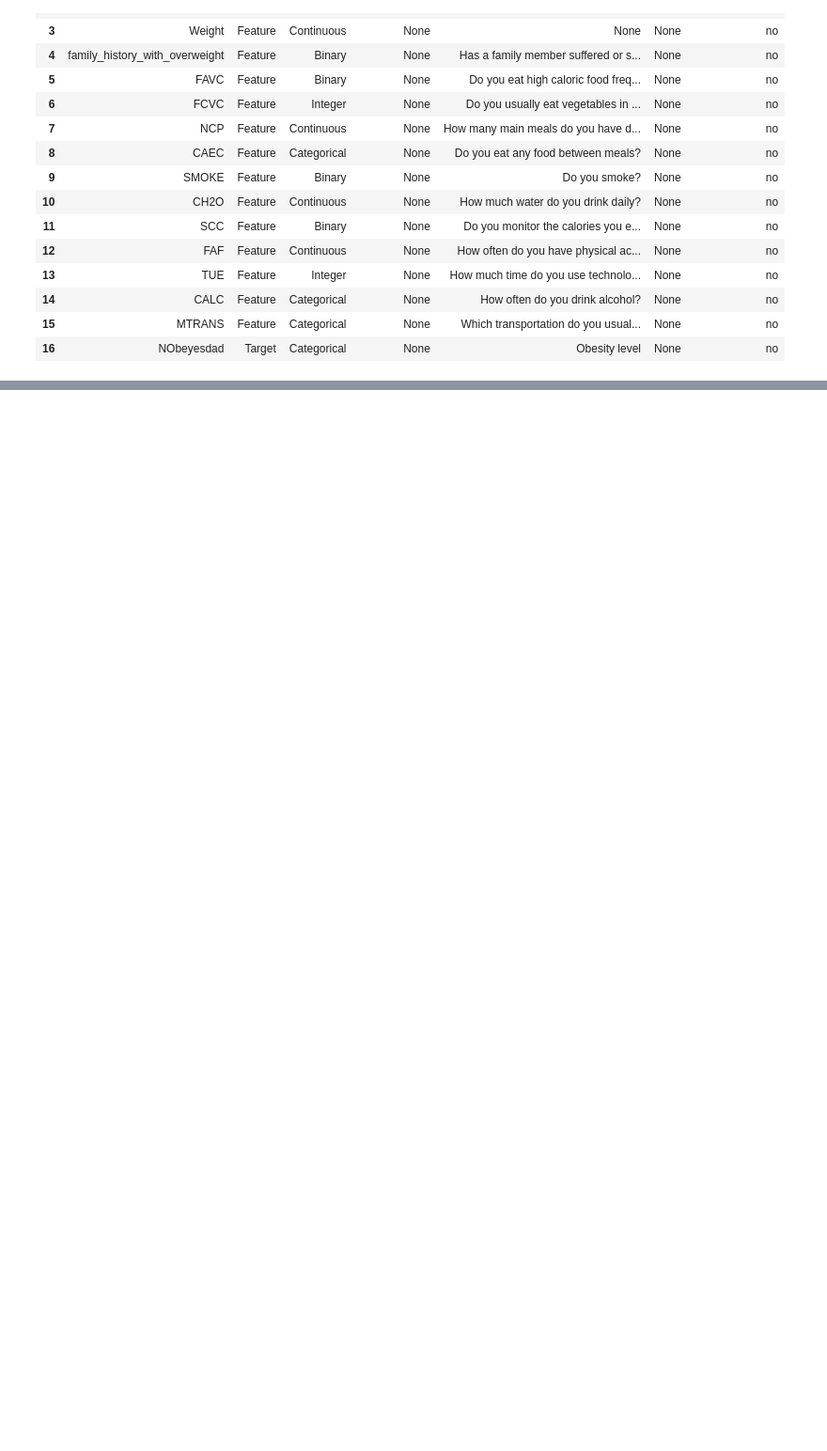
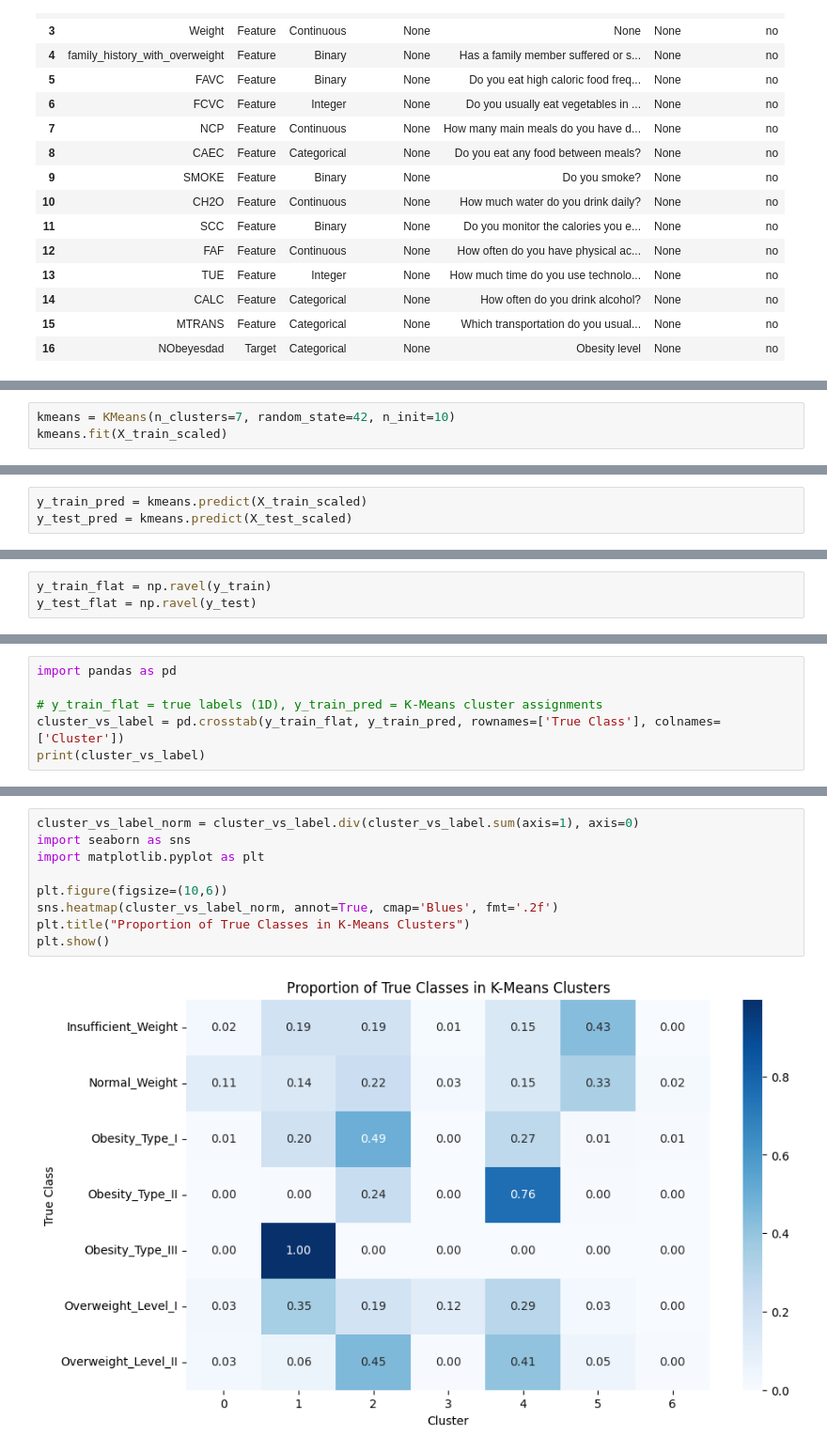
Before and after one commit to KrutikaPatil/dev, a Jupyter notebook: 2025/8_KMeansClustering.ipynb, the cells around one changed output, grey strips where cells are left out. Shown: that part at 94% size. Cells and saved outputs as stored; diff of their text form; blank space fills up the shorter version.

Commit message:
Working implementation of K-Means Clustering

```diff
--- a/2025/8_KMeansClustering.ipynb
+++ b/2025/8_KMeansClustering.ipynb
@@ -54,0 +154,3 @@ estimation_of_obesity_levels_based_on_eating_habits_and_physical_condition.varia
+# %%
+kmeans = KMeans(n_clusters=7, random_state=42, n_init=10)
+kmeans.fit(X_train_scaled)
@@ -54,0 +159,3 @@ estimation_of_obesity_levels_based_on_eating_habits_and_physical_condition.varia
+# %%
+y_train_pred = kmeans.predict(X_train_scaled)
+y_test_pred = kmeans.predict(X_test_scaled)
@@ -54,0 +195,3 @@ estimation_of_obesity_levels_based_on_eating_habits_and_physical_condition.varia
+# %%
+y_train_flat = np.ravel(y_train)
+y_test_flat = np.ravel(y_test)
@@ -54,0 +208,6 @@ estimation_of_obesity_levels_based_on_eating_habits_and_physical_condition.varia
+# %%
+import pandas as pd
+
+# y_train_flat = true labels (1D), y_train_pred = K-Means cluster assignments
+cluster_vs_label = pd.crosstab(y_train_flat, y_train_pred, rownames=['True Class'], colnames=['Cluster'])
+print(cluster_vs_label)
@@ -54,0 +224,11 @@ estimation_of_obesity_levels_based_on_eating_habits_and_physical_condition.varia
+# %%
+cluster_vs_label_norm = cluster_vs_label.div(cluster_vs_label.sum(axis=1), axis=0)
+import seaborn as sns
+import matplotlib.pyplot as plt
+
+plt.figure(figsize=(10,6))
+sns.heatmap(cluster_vs_label_norm, annot=True, cmap='Blues', fmt='.2f')
+plt.title("Proportion of True Classes in K-Means Clusters")
+plt.show()
+# %% [output]
+[figure, added]
```
Also changed, not shown: parts of 45 cells of this notebook, 1 other file.
